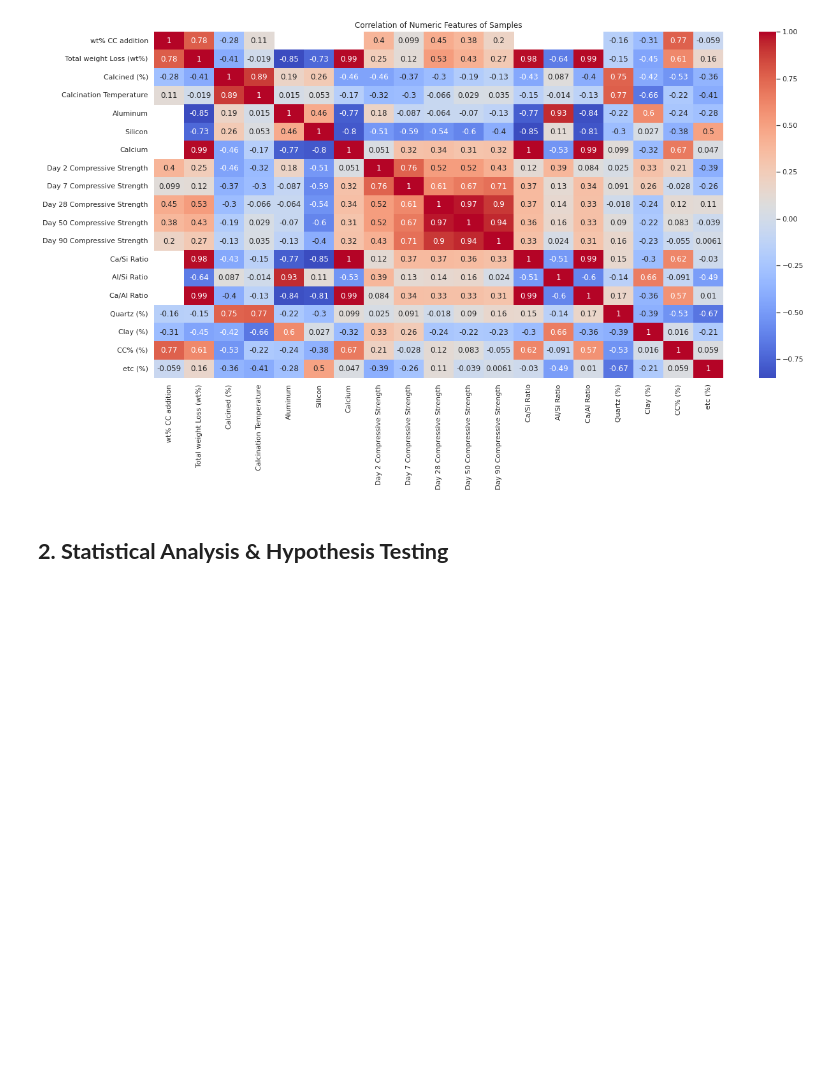
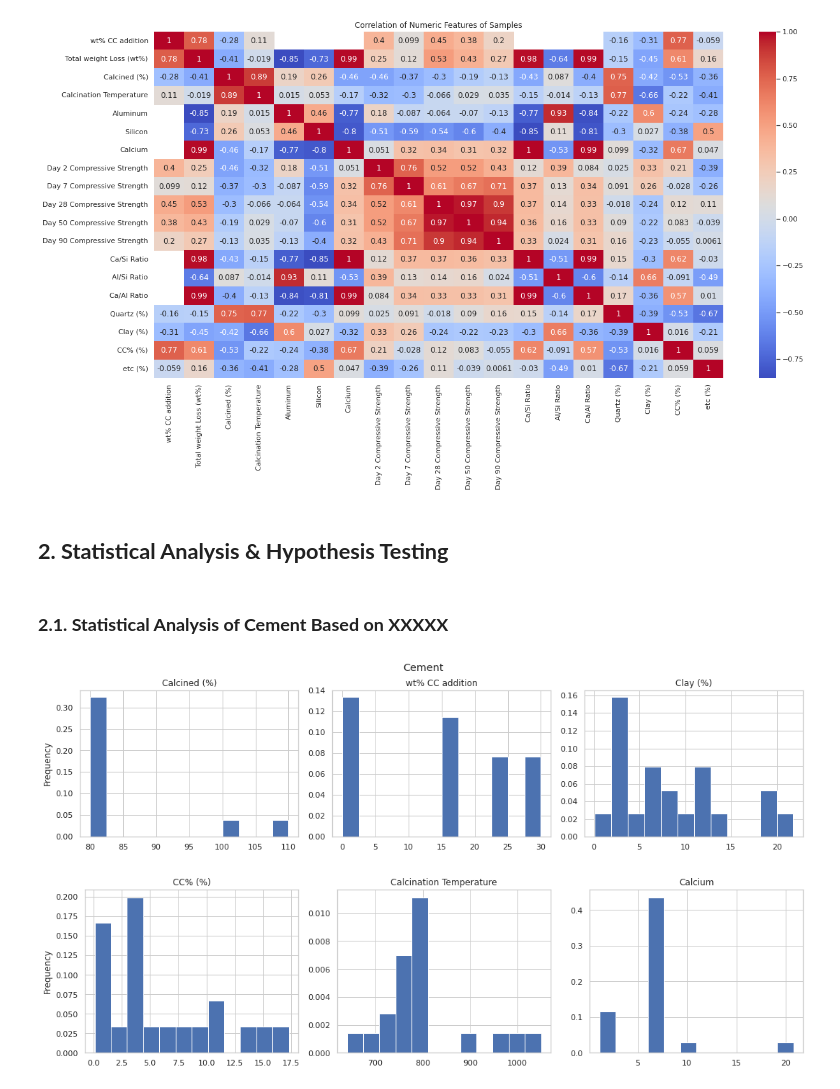
Before and after one commit to defnecirci/graduation_project_ens491, a Jupyter notebook: Graduation_Project_Analysis.ipynb, the cells around one changed output. Saved outputs shown, nothing was run; the diff lists cells and outputs as text; code cells hidden in the pictures; blank space fills up the shorter version.

```diff
--- a/Graduation_Project_Analysis.ipynb
+++ b/Graduation_Project_Analysis.ipynb
@@ -144,3 +145,37 @@ Text(0.5, 1.0, 'Correlation of Numeric Features of Samples')
 [figure]
 # %% [markdown]
 ## **2. Statistical Analysis & Hypothesis Testing**
+# %% [markdown]
+### **2.1. Statistical Analysis of Cement Based on XXXXX**
+# %%
+n_bins = 12
+# %%
+cement_data_numVarOnly=cement_data_numVarOnly.fillna(cement_data_numVarOnly.mean())
+
+fig, (ax1, ax2, ax3) = plt.subplots(1, 3, figsize=(15, 4))
+fig_title = fig.suptitle("Cement")
+ax1.set_ylabel("Frequency")
+ax1.hist(cement_data_numVarOnly["Calcined (%)"], bins=n_bins, density=True)
+ax1.title.set_text("Calcined (%)")
+ax2.hist(cement_data_numVarOnly["wt% CC addition"], bins=n_bins, density=True)
+ax2.title.set_text("wt% CC addition")
+ax3.hist(cement_data_numVarOnly["Clay (%)"], bins=n_bins, density=True)
+ax3.title.set_text("Clay (%)")
+fig.tight_layout()
+
+
+fig_title.set_y(0.95)
+fig.subplots_adjust(top=0.82)
+
+fig, (ax1, ax2, ax3) = plt.subplots(1, 3, figsize=(15, 4))
+ax1.set_ylabel("Frequency")
+ax1.hist(cement_data_numVarOnly["CC% (%)"], bins=n_bins, density=True)
+ax1.title.set_text("CC% (%)")
+ax2.hist(cement_data_numVarOnly["Calcination Temperature"], bins=n_bins, density=True)
+ax2.title.set_text("Calcination Temperature")
+ax3.hist(cement_data_numVarOnly["Calcium"], bins=n_bins, density=True)
+ax3.title.set_text("Calcium")
+fig.tight_layout()
+# %% [output]
+[figure, added]
+[figure, added]
```
Also changed, not shown: parts of 17 cells of this notebook.
